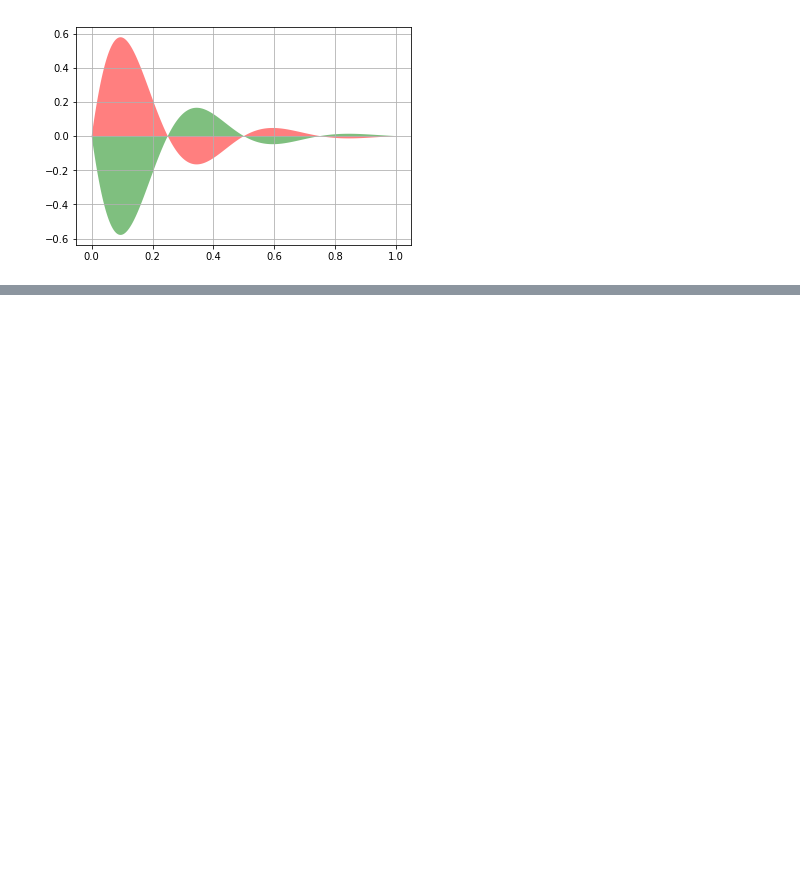
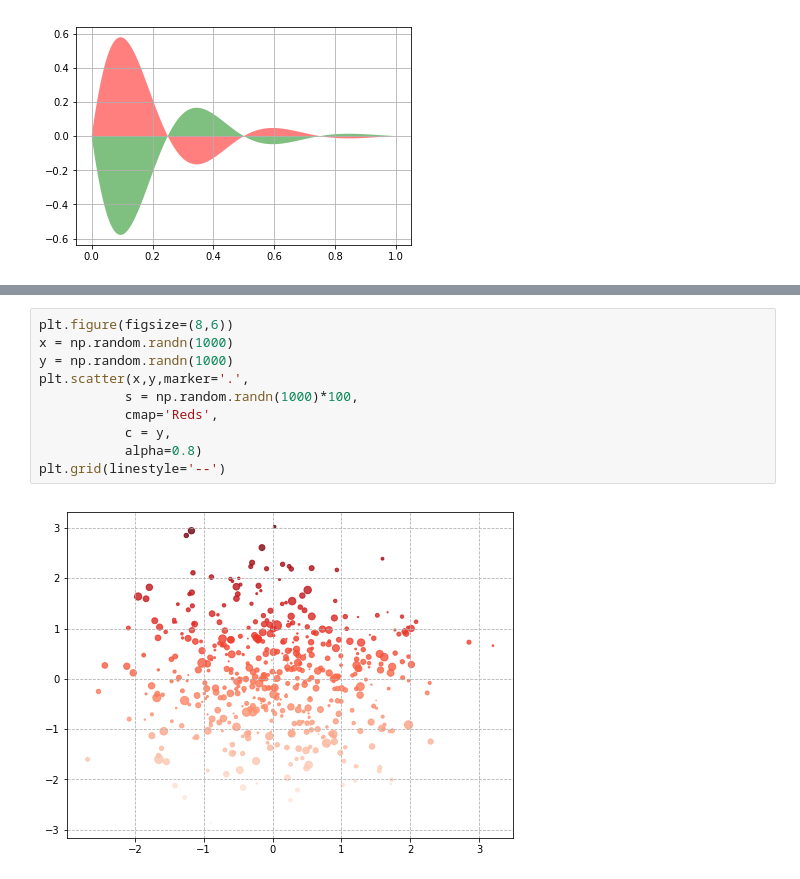
Before and after one commit to jasonzhang1986/Jupyter, a Jupyter notebook: 数据分析师微专业/ch03/Matplotlib_note.ipynb, the cells around one changed output, grey strips where cells are left out. Drawn from its saved outputs; the diff is of its cells as text; blank space fills up the shorter version.

```diff
--- a/数据分析师微专业/ch03/Matplotlib_note.ipynb
+++ b/数据分析师微专业/ch03/Matplotlib_note.ipynb
@@ -257,0 +296,12 @@ Name: series, dtype: float64
+# %%
+plt.figure(figsize=(8,6))
+x = np.random.randn(1000)
+y = np.random.randn(1000)
+plt.scatter(x,y,marker='.',
+           s = np.random.randn(1000)*100,
+           cmap='Reds',
+           c = y,
+           alpha=0.8)
+plt.grid(linestyle='--')
+# %% [output]
+[figure, added]
```
Also changed, not shown: parts of 3 cells of this notebook.
